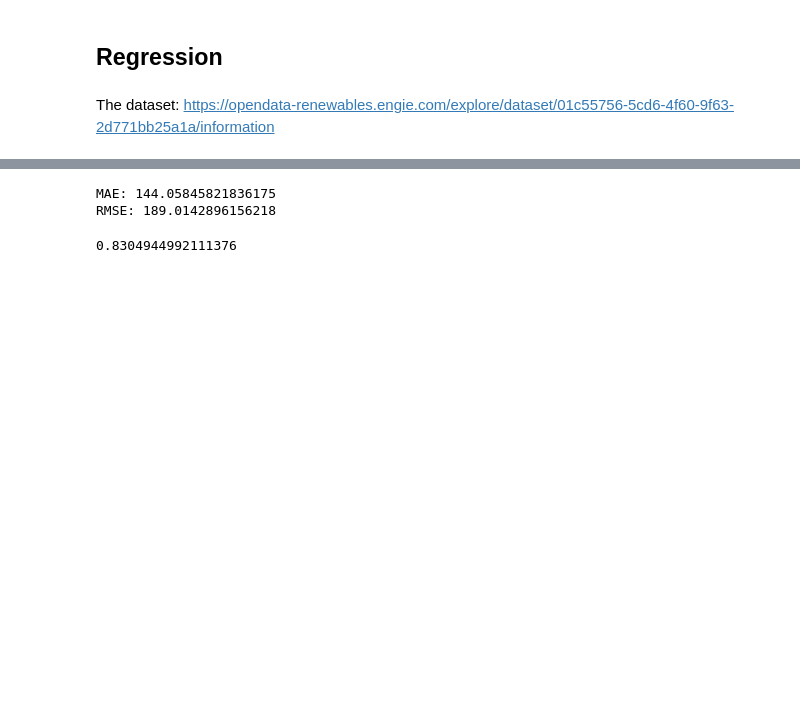
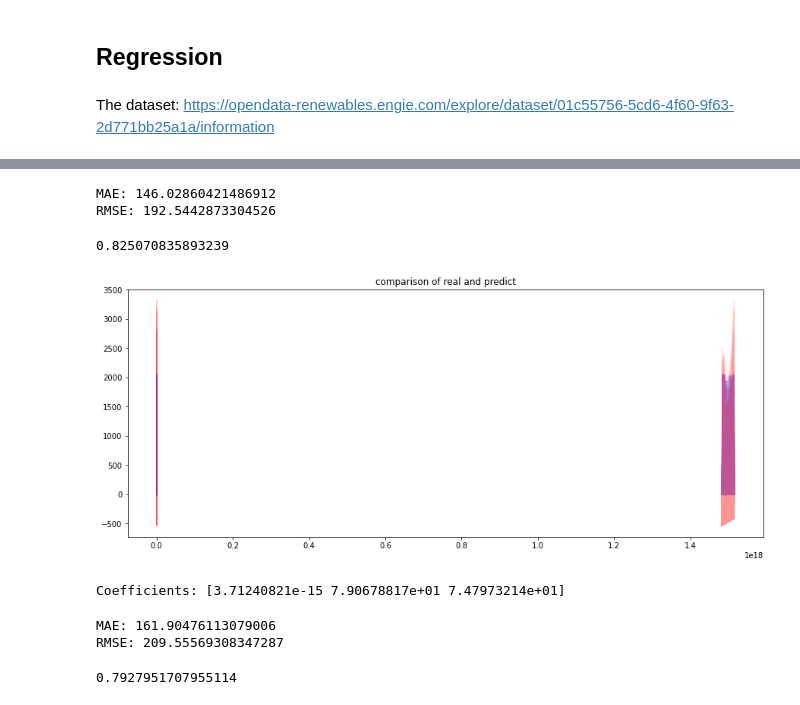
Before and after one commit to jo997/BA-WindPowerForecasting, a Jupyter notebook: JupyterNotebooks/LinearRegression.ipynb, the cells around one changed output, grey strips where cells are left out. Cells and saved outputs as stored; diff of their text form; code cells hidden in the pictures; blank space fills up the shorter version.

Commit message:
more feature selection

```diff
--- a/JupyterNotebooks/LinearRegression.ipynb
+++ b/JupyterNotebooks/LinearRegression.ipynb
@@ -290,13 +177,13 @@ Coefficients: [  1.29330586 -11.39343311  79.7495363   62.47736022]
 # %%
-y_pred = abs(LinR.predict(x_test))
-print("MAE: {}".format(np.abs(y_test-y_pred).mean()))
-print("RMSE: {}".format(np.sqrt(((y_test-y_pred)**2).mean())))
+y_pred3 = abs(LinR.predict(x_test3))
+print("MAE: {}".format(np.abs(y_test3-y_pred3).mean()))
+print("RMSE: {}".format(np.sqrt(((y_test3-y_pred3)**2).mean())))
 # %% [output]
-MAE: 144.05845821836175
-RMSE: 189.0142896156218
+MAE: 146.02860421486912
+RMSE: 192.5442873304526
 # %%
 from sklearn.metrics import r2_score
-r2 = r2_score(y_test, y_pred)
+r2 = r2_score(y_test3, y_pred3)
 r2
 # %% [output]
-0.8304944992111376
+0.825070835893239
@@ -302,0 +194,47 @@ r2
+# %%
+selected_columns = data[["P_avg","Date_time","Ws1_avg","Ws2_avg"]]
+df4 = selected_columns.copy()
+df4['Date_time'] = pd.to_numeric(pd.to_datetime(df4['Date_time']))
+df4.dropna(axis = 0, how ='any', inplace=True)
+df4 = df4[df4['P_avg'].notna()]
+df4 = df4[df4['Date_time'].notna()]
+df4 = df4[df4['Ws1_avg'].notna()]
+df4 = df4[df4['Ws2_avg'].notna()]
+
+x4 = df4[["Date_time","Ws1_avg","Ws2_avg"]]
+y4 = df4['P_avg']
+# %%
+from sklearn.model_selection import train_test_split
+# splitting the data
+x_train4, x_test4, y_train4, y_test4 = train_test_split(x4, y4, test_size = 0.2, random_state = 42)
+# %%
+from sklearn import linear_model
+LinR = linear_model.LinearRegression()
+# fitting the training data
+model = LinR.fit(x_train4,y_train4)
+# %%
+plt.plot(x_test4.values, y_test4.values, color = 'blue', alpha=0.1)
+plt.plot(x_test4.values, LinR.predict(x_test4.values), color = 'red', alpha=0.1)
+plt.title('comparison of real and predict')
+plt.xlabel('')
+plt.ylabel('')
+plt.show()
+# %% [output]
+[figure, added]
+# %%
+print('Coefficients:', model.coef_)
+# %% [output]
+Coefficients: [3.71240821e-15 7.90678817e+01 7.47973214e+01]
+# %%
+y_pred4 = abs(LinR.predict(x_test4))
+print("MAE: {}".format(np.abs(y_test4-y_pred4).mean()))
+print("RMSE: {}".format(np.sqrt(((y_test4-y_pred4)**2).mean())))
+# %% [output]
+MAE: 161.90476113079006
+RMSE: 209.55569308347287
+# %%
+from sklearn.metrics import r2_score
+r2 = r2_score(y_test4, y_pred4)
+r2
+# %% [output]
+0.7927951707955114
```
Also changed, not shown: parts of 44 cells of this notebook, 1 other file.
